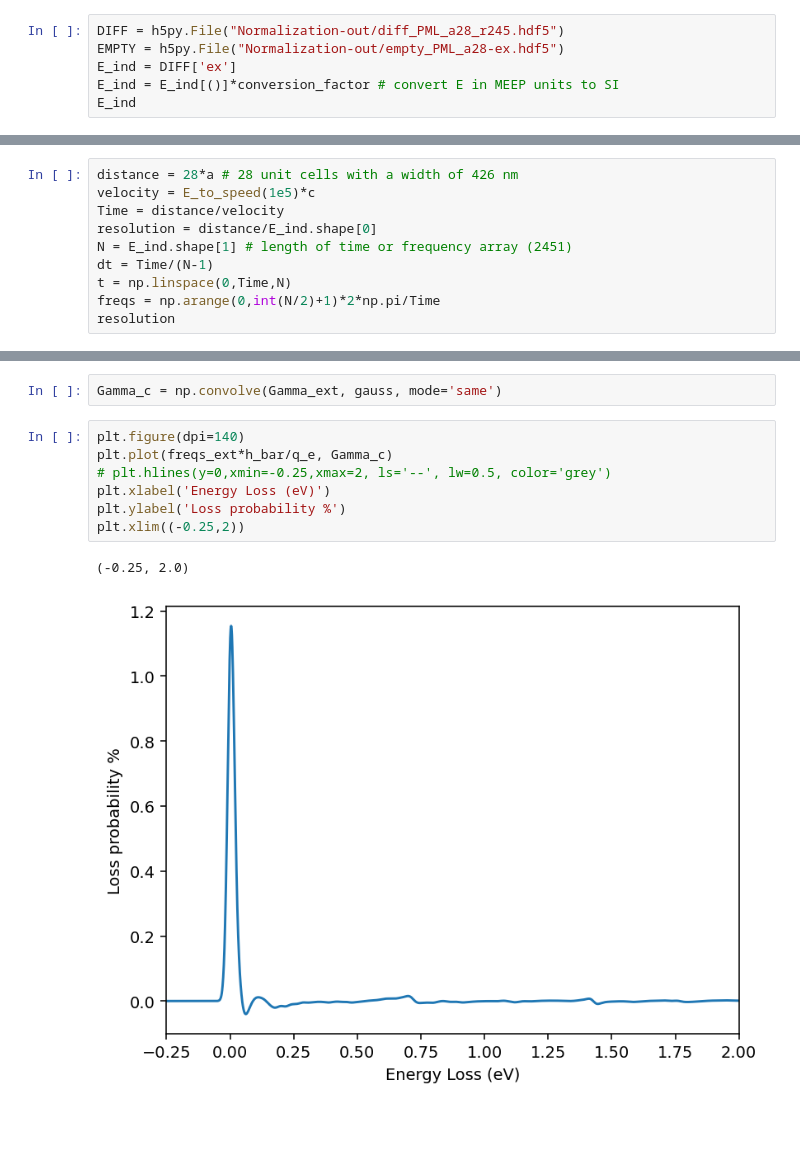
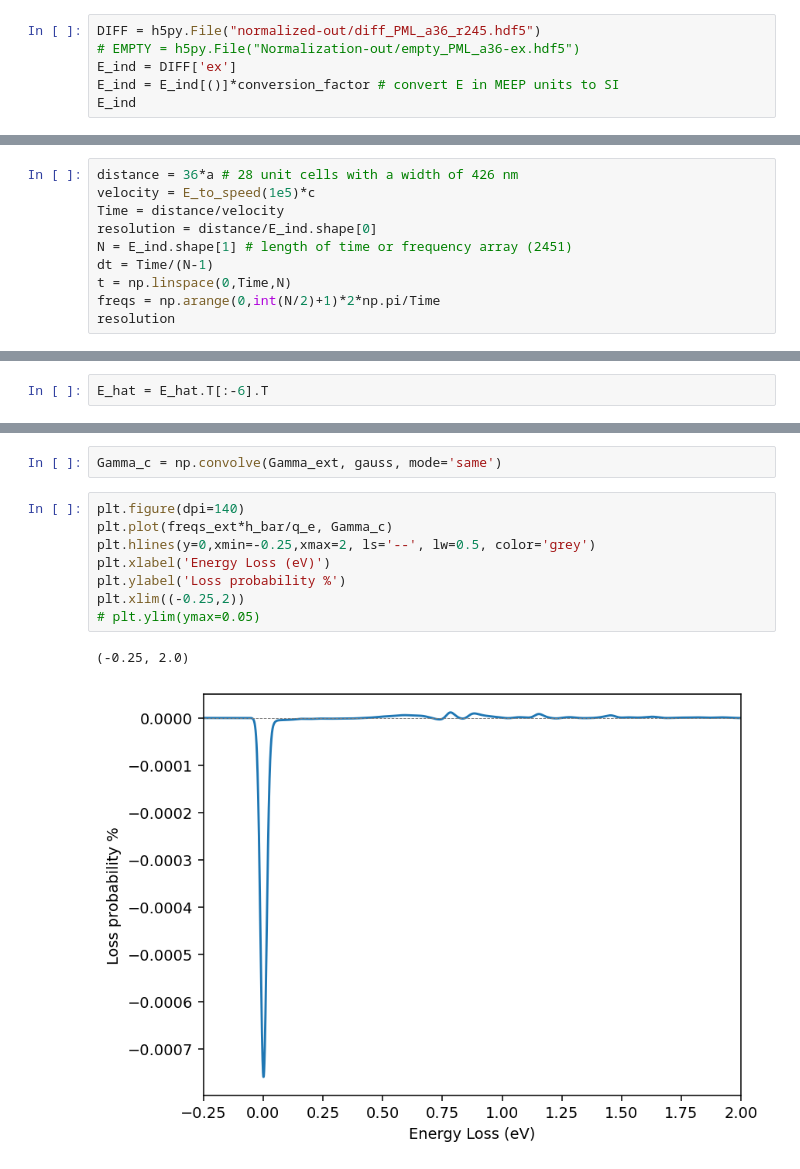
Before and after one commit to tessavanduin/mep, a Jupyter notebook: FT_and_integral.ipynb, the cells around one changed output, grey strips where cells are left out. Saved outputs shown, nothing was run; the diff lists cells and outputs as text; blank space fills up the shorter version.

```diff
--- a/FT_and_integral.ipynb
+++ b/FT_and_integral.ipynb
@@ -21,6 +22,6 @@ np.float64(1208679722663082.2)
 # %%
-DIFF = h5py.File("Normalization-out/diff_PML_a28_r245.hdf5")
-EMPTY = h5py.File("Normalization-out/empty_PML_a28-ex.hdf5")
+DIFF = h5py.File("normalized-out/diff_PML_a36_r245.hdf5")
+# EMPTY = h5py.File("Normalization-out/empty_PML_a36-ex.hdf5")
 E_ind = DIFF['ex']
 E_ind = E_ind[()]*conversion_factor # convert E in MEEP units to SI
 E_ind
@@ -41,5 +43,5 @@ array([[-0.0295071 , -0.00980397,  0.02513965, ..., -0.00122354,
 # %%
-distance = 28*a # 28 unit cells with a width of 426 nm
+distance = 36*a # 28 unit cells with a width of 426 nm
 velocity = E_to_speed(1e5)*c
 Time = distance/velocity
 resolution = distance/E_ind.shape[0]
@@ -67,3 +78,5 @@ E_hat = E_hat.T
+# %%
+E_hat = E_hat.T[:-6].T
 # %%
 Gamma = np.zeros(len(freqs))
 for i_omega, Ex_omega in enumerate(E_hat): # enumerate over the series of Ex(x)'s where each list corresponds to Ex(x) values for a different omega
@@ -116,10 +131,11 @@ Gamma_c = np.convolve(Gamma_ext, gauss, mode='same')
 # %%
 plt.figure(dpi=140)
 plt.plot(freqs_ext*h_bar/q_e, Gamma_c)
-# plt.hlines(y=0,xmin=-0.25,xmax=2, ls='--', lw=0.5, color='grey')
+plt.hlines(y=0,xmin=-0.25,xmax=2, ls='--', lw=0.5, color='grey')
 plt.xlabel('Energy Loss (eV)')
 plt.ylabel('Loss probability %')
 plt.xlim((-0.25,2))
+# plt.ylim(ymax=0.05)
 # %% [output]
 (-0.25, 2.0)
-[figure, old version]
+[figure, new version]
```
Also changed, not shown: parts of 10 cells of this notebook, 2 other files.
